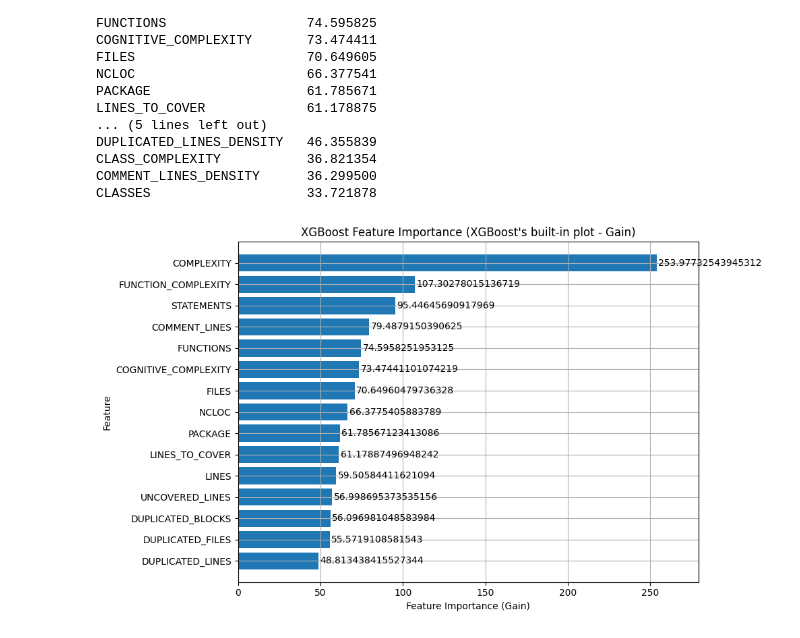
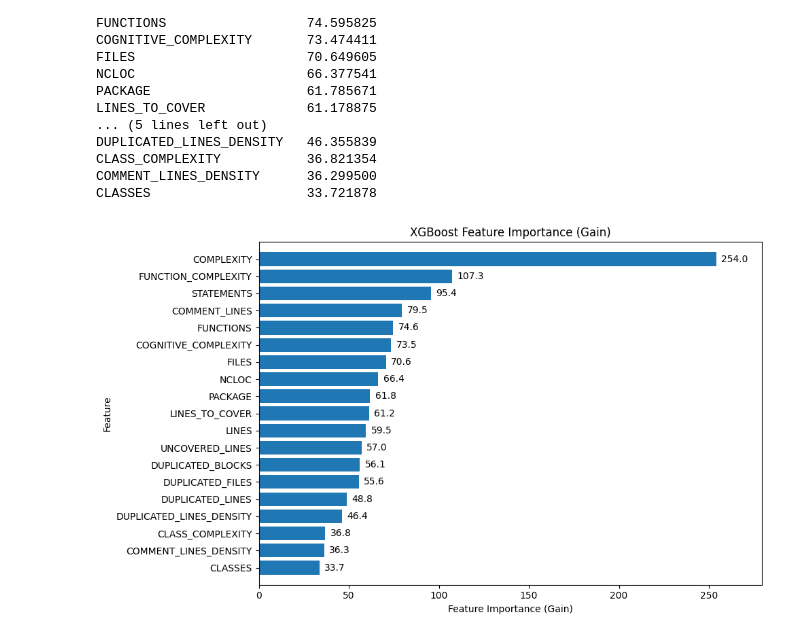
Before and after one commit to CarolineGraebelBHT/MasterProjectSonarQube, a Jupyter notebook: Scripts/Model/Variable_Importance_XGBoost.ipynb, the cells around one changed output. Saved outputs shown, nothing was run; the diff lists cells and outputs as text; code cells hidden in the pictures.

```diff
--- a/Scripts/Model/Variable_Importance_XGBoost.ipynb
+++ b/Scripts/Model/Variable_Importance_XGBoost.ipynb
@@ -55,16 +54,26 @@ CLASSES                    33.721878
 # %%
 importance_type = 'gain'
 
 fig, ax = plt.subplots(figsize=(10, 6))
 xgb.plot_importance(model, ax=ax, importance_type=importance_type,
-                    show_values=True, # Show numerical values on bars
-                    height=0.8,       # Thickness of bars
-                    max_num_features=15 # Limit to top N features if many
+                    show_values=False,
+                    height=0.8
                    )
-plt.title(f"XGBoost Feature Importance (XGBoost's built-in plot - {importance_type.capitalize()})")
+
+# adapt numbers next to the bars so they only have 1 decimal
+for text in ax.patches:
+    x_value = text.get_width()
+    y_value = text.get_y() + text.get_height() / 2
+    label = ax.text(x_value, y_value, f'{x_value:.1f}', va='center', ha='left')
+    label.set_position((x_value + ax.get_xlim()[1] * 0.01, y_value))
+
+# remove grid
+ax.grid(False)
+
+plt.title(f"XGBoost Feature Importance ({importance_type.capitalize()})")
 plt.xlabel(f"Feature Importance ({importance_type.capitalize()})")
 plt.ylabel("Feature")
 plt.tight_layout()
 plt.show()
 # %% [output]
-[figure, old version]
+[figure, new version]
```
Also changed, not shown: parts of 5 cells of this notebook, 1 other file.
